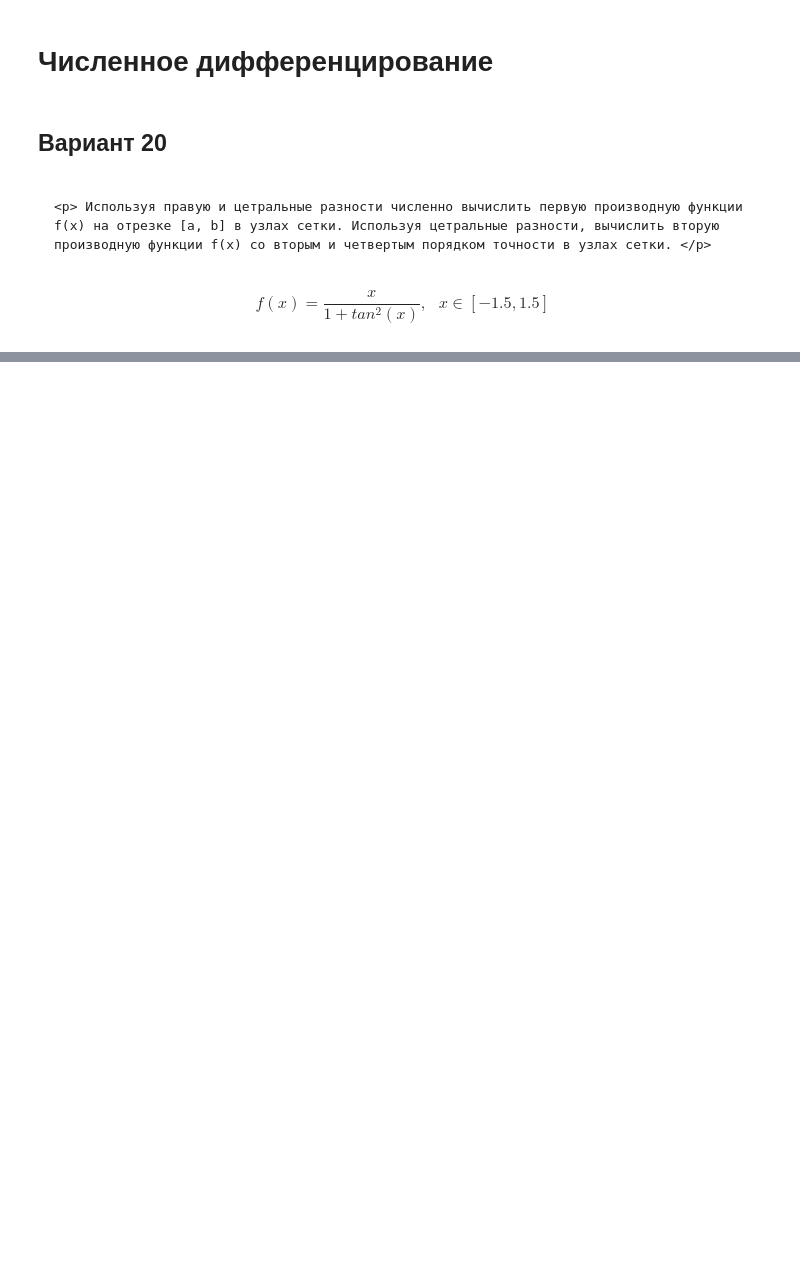
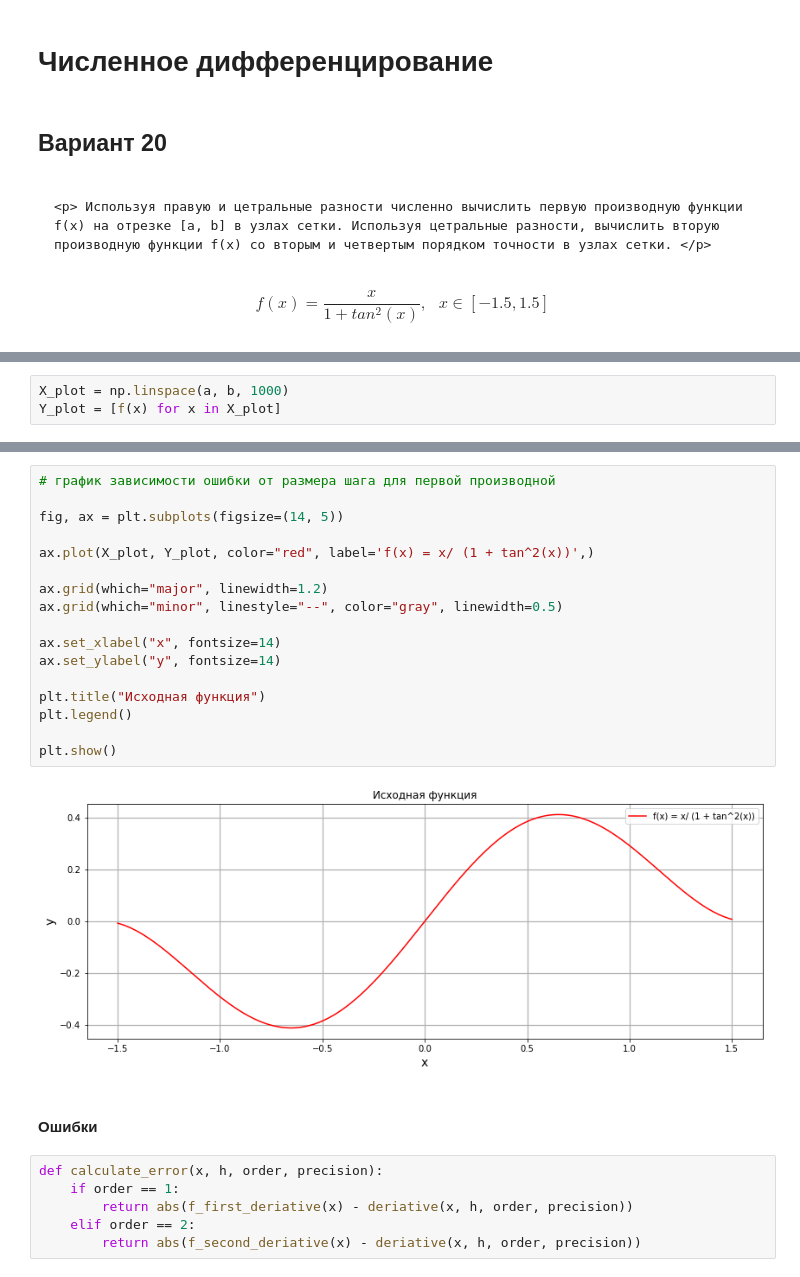
Before and after one commit to Shchetinnikov/Numerical_Methods, a Jupyter notebook: Lab2.ipynb, the cells around one changed output, grey strips where cells are left out. Saved outputs shown, nothing was run; the diff lists cells and outputs as text; blank space fills up the shorter version.

```diff
--- a/Lab2.ipynb
+++ b/Lab2.ipynb
@@ -347,0 +81,3 @@ x* = 1.5000, f'(x*) = -0.6805
+# %%
+X_plot = np.linspace(a, b, 1000)
+Y_plot = [f(x) for x in X_plot]
@@ -347,0 +124,27 @@ x* = 1.5000, f'(x*) = -0.6805
+# %%
+# график зависимости ошибки от размера шага для первой производной
+
+fig, ax = plt.subplots(figsize=(14, 5))
+
+ax.plot(X_plot, Y_plot, color="red", label='f(x) = x/ (1 + tan^2(x))',)
+
+ax.grid(which="major", linewidth=1.2)
+ax.grid(which="minor", linestyle="--", color="gray", linewidth=0.5)
+
+ax.set_xlabel("x", fontsize=14)
+ax.set_ylabel("y", fontsize=14)
+
+plt.title("Исходная функция")
+plt.legend()
+
+plt.show()
+# %% [output]
+[figure, added]
+# %% [markdown]
+#### Ошибки
+# %%
+def calculate_error(x, h, order, precision):
+    if order == 1:
+        return abs(f_first_deriative(x) - deriative(x, h, order, precision))
+    elif order == 2:
+        return abs(f_second_deriative(x) - deriative(x, h, order, precision))
```
Also changed, not shown: parts of 45 cells of this notebook, 1 other file.
